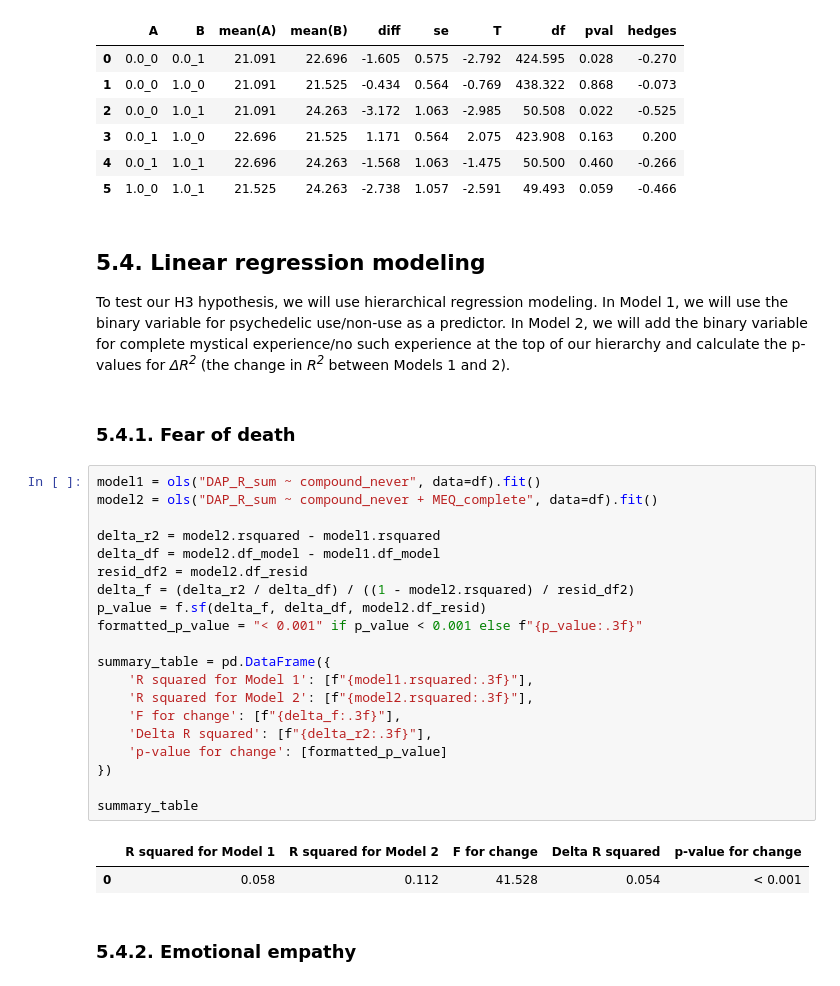
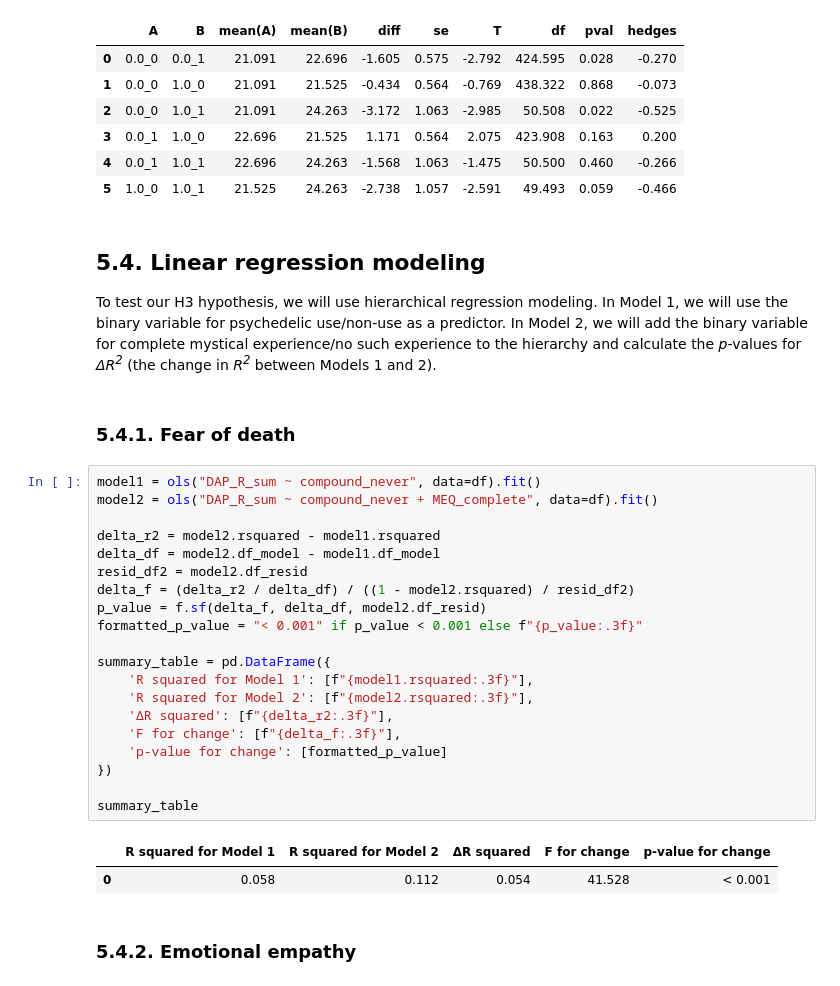
Before and after one commit to michal-owsiak/swps-university-research, a Jupyter notebook: research.ipynb, the cells around one changed output. Drawn from its saved outputs; the diff is of its cells as text.

```diff
--- a/research.ipynb
+++ b/research.ipynb
@@ -1111,32 +1145,32 @@ posthoc.round(3)
 # %% [markdown]
 ## **5.4. Linear regression modeling**
 
-To test our H3 hypothesis, we will use hierarchical regression modeling. In Model 1, we will use the binary variable for psychedelic use/non-use as a predictor. In Model 2, we will add the binary variable for complete mystical experience/no such experience at the top of our hierarchy and calculate the p-values for *ΔR<sup>2</sup>* (the change in *R<sup>2</sup>* between Models 1 and 2).
+To test our H3 hypothesis, we will use hierarchical regression modeling. In Model 1, we will use the binary variable for psychedelic use/non-use as a predictor. In Model 2, we will add the binary variable for complete mystical experience/no such experience to the hierarchy and calculate the *p*-values for *ΔR<sup>2</sup>* (the change in *R<sup>2</sup>* between Models 1 and 2).
 # %% [markdown]
 ### **5.4.1. Fear of death**
 # %%
 model1 = ols("DAP_R_sum ~ compound_never", data=df).fit()
 model2 = ols("DAP_R_sum ~ compound_never + MEQ_complete", data=df).fit()
 
 delta_r2 = model2.rsquared - model1.rsquared
 delta_df = model2.df_model - model1.df_model
 resid_df2 = model2.df_resid
 delta_f = (delta_r2 / delta_df) / ((1 - model2.rsquared) / resid_df2)
 p_value = f.sf(delta_f, delta_df, model2.df_resid)
 formatted_p_value = "< 0.001" if p_value < 0.001 else f"{p_value:.3f}"
 
 summary_table = pd.DataFrame({
     'R squared for Model 1': [f"{model1.rsquared:.3f}"],
     'R squared for Model 2': [f"{model2.rsquared:.3f}"],
+    'ΔR squared': [f"{delta_r2:.3f}"],
     'F for change': [f"{delta_f:.3f}"],
-    'Delta R squared': [f"{delta_r2:.3f}"],
     'p-value for change': [formatted_p_value]
 })
 
 summary_table
 # %% [output]
-|  | R squared for Model 1 | R squared for Model 2 | F for change | Delta R squared | p-value for change |
-| 0 | 0.058 | 0.112 | 41.528 | 0.054 | < 0.001 |
+|  | R squared for Model 1 | R squared for Model 2 | ΔR squared | F for change | p-value for change |
+| 0 | 0.058 | 0.112 | 0.054 | 41.528 | < 0.001 |
 # %% [markdown]
 ### **5.4.2. Emotional empathy**
 # %%
```
Also changed, not shown: parts of 36 cells of this notebook.
